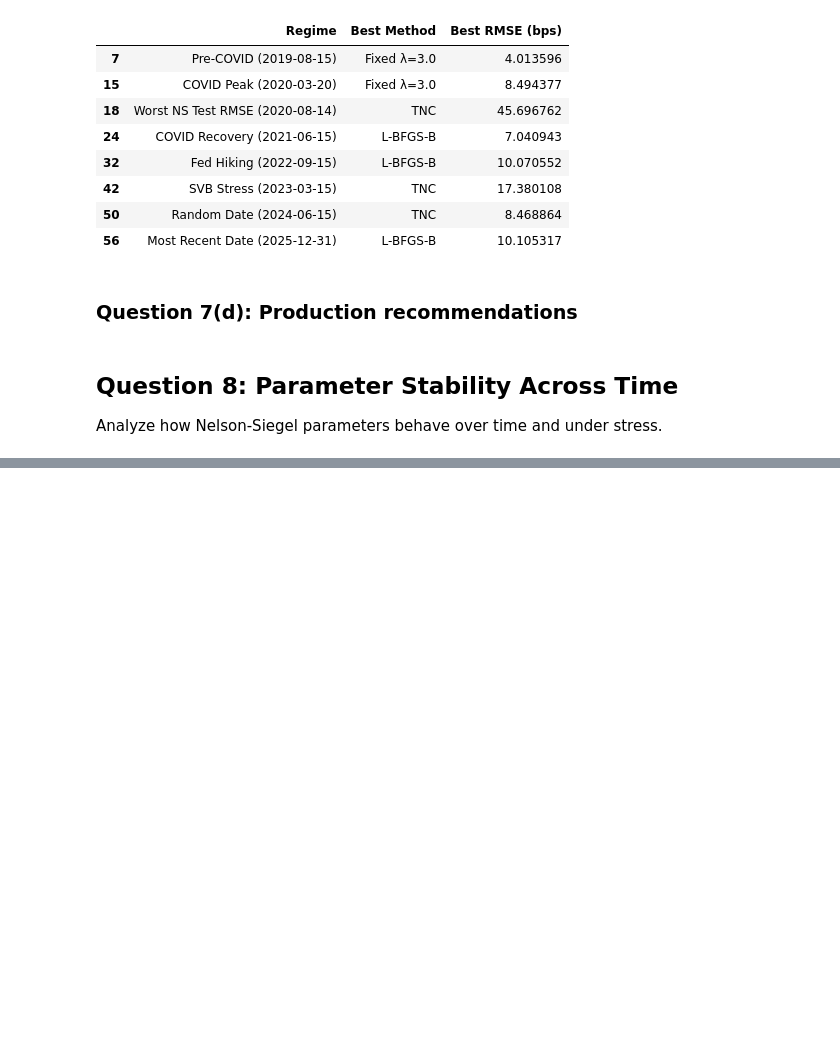
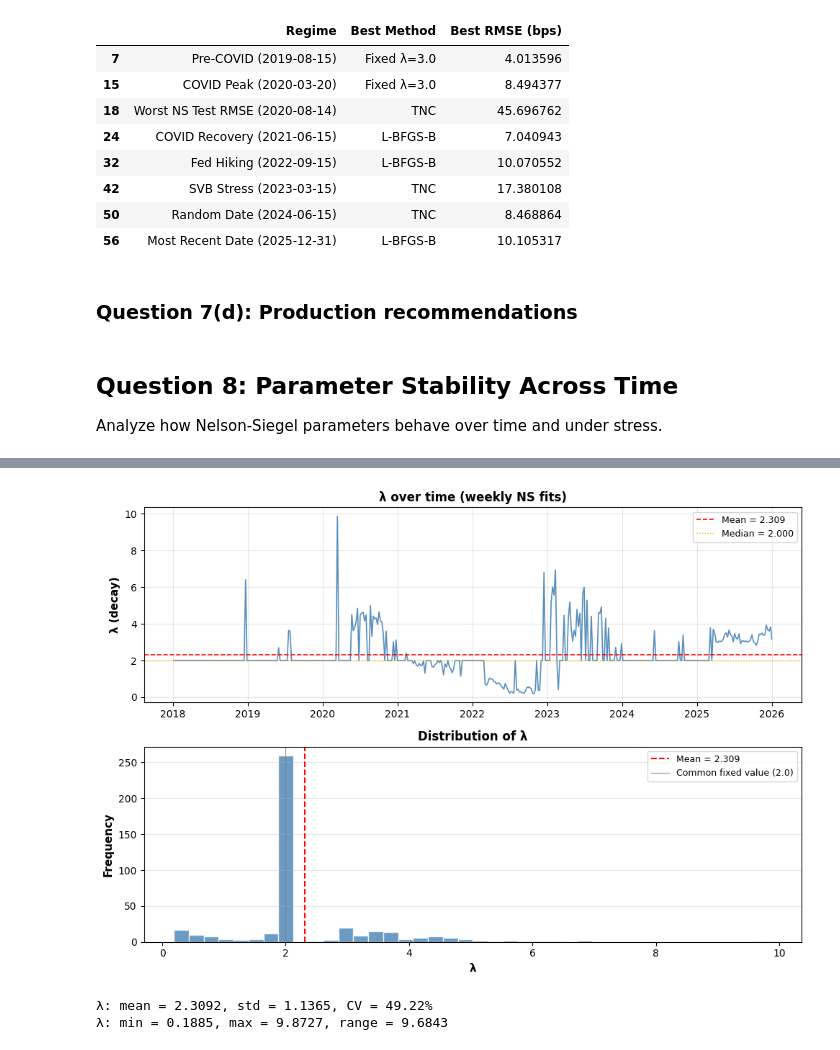
Before and after one commit to AdithSrinivasan/treasury-curve-models, a Jupyter notebook: fitting_yield_curves.ipynb, the cells around one changed output, grey strips where cells are left out. Saved outputs shown, nothing was run; the diff lists cells and outputs as text; code cells hidden in the pictures; blank space fills up the shorter version.

```diff
--- a/fitting_yield_curves.ipynb
+++ b/fitting_yield_curves.ipynb
@@ -3797,0 +3972,40 @@ Analyze how Nelson-Siegel parameters behave over time and under stress.
+# %%
+# Stability of λ (decay parameter)
+lam_series = weekly_params_df["lambda"].dropna()
+
+fig, axes = plt.subplots(2, 1, figsize=(10, 7))
+
+# Time series of λ
+ax = axes[0]
+ax.plot(weekly_params_df["date"], weekly_params_df["lambda"], color="steelblue", linewidth=1.2, alpha=0.9)
+ax.axhline(lam_series.mean(), color="red", linestyle="--", linewidth=1.2, label=f"Mean = {lam_series.mean():.3f}")
+ax.axhline(lam_series.median(), color="orange", linestyle=":", linewidth=1, label=f"Median = {lam_series.median():.3f}")
+ax.set_ylabel("λ (decay)", fontsize=11, fontweight="bold")
+ax.set_title("λ over time (weekly NS fits)", fontsize=12, fontweight="bold")
+ax.legend(loc="best", fontsize=9)
+ax.grid(True, alpha=0.3)
+
+# Distribution of λ
+ax = axes[1]
+ax.hist(lam_series, bins=40, color="steelblue", edgecolor="white", alpha=0.8)
+ax.axvline(lam_series.mean(), color="red", linestyle="--", linewidth=1.5, label=f"Mean = {lam_series.mean():.3f}")
+ax.axvline(2.0, color="gray", linestyle="-", linewidth=1, alpha=0.7, label="Common fixed value (2.0)")
+ax.set_xlabel("λ", fontsize=11, fontweight="bold")
+ax.set_ylabel("Frequency", fontsize=11, fontweight="bold")
+ax.set_title("Distribution of λ", fontsize=12, fontweight="bold")
+ax.legend(loc="best", fontsize=9)
+ax.grid(True, alpha=0.3, axis="y")
+
+plt.tight_layout()
+plt.show()
+
+# Summary stats
+lam_mean = lam_series.mean()
+lam_std = lam_series.std()
+lam_cv = lam_std / lam_mean if lam_mean != 0 else np.nan  # coefficient of variation
+print(f"λ: mean = {lam_mean:.4f}, std = {lam_std:.4f}, CV = {lam_cv:.2%}")
+print(f"λ: min = {lam_series.min():.4f}, max = {lam_series.max():.4f}, range = {lam_series.max() - lam_series.min():.4f}")
+# %% [output]
+[figure, added]
+λ: mean = 2.3092, std = 1.1365, CV = 49.22%
+λ: min = 0.1885, max = 9.8727, range = 9.6843
```
Also changed, not shown: parts of 25 cells of this notebook.
